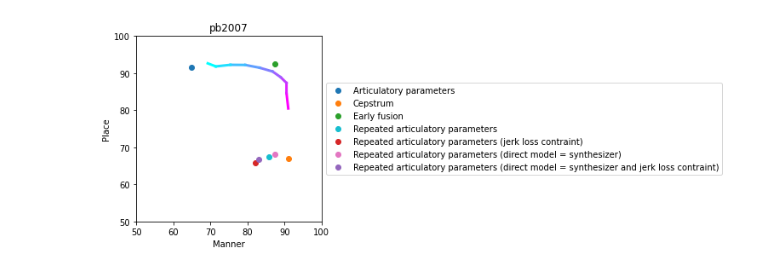
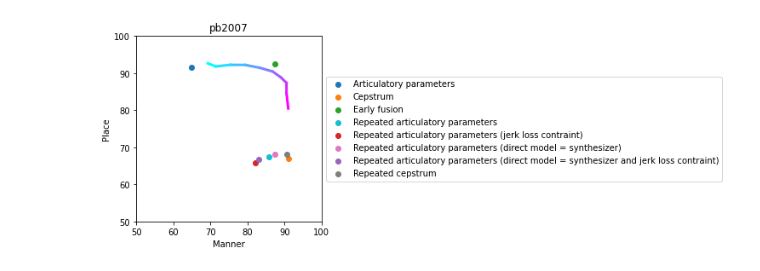
Before and after one commit to georgesma/agent, a Jupyter notebook: quantizer/visu_figures.ipynb, the cells around one changed output. Drawn from its saved outputs; the diff is of its cells as text; code cells hidden in the pictures.

Commit message:
quantizer trained on repeated cepstrum

```diff
--- a/quantizer/visu_figures.ipynb
+++ b/quantizer/visu_figures.ipynb
@@ -108,6 +108,8 @@ for late_fusion_dataset in LATE_FUSION_DATASETS:
 # %%
 distance_signature = abx_utils.get_distance_signature(QUANTIZER_ABX_DISTANCE)
 final_quantizers_scores = {}
+
+repeated_datasets = utils.read_yaml_file("repeated_datasets.yaml")
 
 for config_name, config in final_quantizers_config.items():
     config_scores = {
@@ -117,10 +119,16 @@ for config_name, config in final_quantizers_config.items():
     }
     dataset_name, modalities = config_name.split("-")
 
+    if modalities.startswith("repeated"):
+        repeated_type = "art"
+        if modalities.endswith("cepstrum"):
+            modalities = modalities[:-len("cepstrum")]
+            repeated_type = "cepstrum"
+
     for i_training in range(NB_TRAINING):
         if modalities.startswith("repeated"):
             repeated_name = repeated_datasets[dataset_name][modalities][i_training]
-            modality_name = "agent_art_%s" % repeated_name
+            modality_name = "agent_%s_%s" % (repeated_type, repeated_name)
             config["dataset"]["data_types"] = [modality_name]
 
         config["dataset"]["datasplit_seed"] = i_training
@@ -142,7 +150,7 @@ for config_name, config in final_quantizers_config.items():
     if not modalities.startswith("repeated"):
         config_modalities = ",".join(config["dataset"]["data_types"])
     else:
-        config_modalities = modalities
+        config_modalities = "%s %s" % (repeated_type, modalities)
     if config_datasets not in final_quantizers_scores:
         final_quantizers_scores[config_datasets] = {}
     final_quantizers_scores[config_datasets][config_modalities] = config_scores
@@ -152,19 +160,21 @@ colors = {
     "cepstrum": "tab:orange",
     "art_params": "tab:blue",
     "cepstrum,art_params": "tab:green",
-    "repeated": "tab:cyan",
-    "repeated_jerkloss": "tab:red",
-    "repeated_synthasdirect": "tab:pink",
-    "repeated_synthasdirect_jerkloss": "tab:purple",
+    "cepstrum repeated": "tab:grey",
+    "art repeated": "tab:cyan",
+    "art repeated_jerkloss": "tab:red",
+    "art repeated_synthasdirect": "tab:pink",
+    "art repeated_synthasdirect_jerkloss": "tab:purple",
 }
 labels = {
     "cepstrum": "Cepstrum",
     "art_params": "Articulatory parameters",
     "cepstrum,art_params": "Early fusion",
-    "repeated": "Repeated articulatory parameters",
-    "repeated_jerkloss": "Repeated articulatory parameters (jerk loss contraint)",
-    "repeated_synthasdirect": "Repeated articulatory parameters (direct model = synthesizer)",
-    "repeated_synthasdirect_jerkloss": "Repeated articulatory parameters (direct model = synthesizer and jerk loss contraint)",
+    "cepstrum repeated": "Repeated cepstrum",
+    "art repeated": "Repeated articulatory parameters",
+    "art repeated_jerkloss": "Repeated articulatory parameters (jerk loss contraint)",
+    "art repeated_synthasdirect": "Repeated articulatory parameters (direct model = synthesizer)",
+    "art repeated_synthasdirect_jerkloss": "Repeated articulatory parameters (direct model = synthesizer and jerk loss contraint)",
 }
 
 for late_fusion_dataset in LATE_FUSION_DATASETS:
@@ -209,34 +219,34 @@ for late_fusion_dataset in LATE_FUSION_DATASETS:
         weight_color = FUSION_COLORMAP(cmap_index)
 
         for i_training in range(NB_TRAINING):
             abx_distance[late_fusion_modality]["weight"] = late_fusion_weight
 
             distance_signature = abx_utils.get_distance_signature(abx_distance)
             cache_key = "%s-%s" % (abx_distance, i_training)
             abx_matrix = late_fusion_abx_matrices[cache_key]
             quantizer_groups_score = abx_utils.get_groups_score(consonants, abx_matrix, dataset.phones_infos["consonant_groups"])
             weight_scores["manner"].append(quantizer_groups_score["manner"])
             weight_scores["place"].append(quantizer_groups_score["place"])
             # ax.scatter(quantizer_groups_score["manner"], quantizer_groups_score["place"], color=weight_color, s=4)
 
         weight_score = {
             "manner": np.mean(weight_scores["manner"]),
             "place": np.mean(weight_scores["place"]),
         }
         weights_score.append(weight_score)
 
     for i_segment in range(LATE_FUSION_NB_STEPS-1):
         cmap_index = 1 - i_segment / (LATE_FUSION_NB_STEPS-2)
         segment_color = FUSION_COLORMAP(cmap_index)
 
         segment_start = weights_score[i_segment]
         segment_end = weights_score[i_segment+1]
         ax.plot((segment_start["manner"], segment_end["manner"]), (segment_start["place"], segment_end["place"]), color=segment_color, linewidth=3)
 
     ax.legend(loc='center left', bbox_to_anchor=(1, 0.5))
     plt.show()
 # %% [output]
-[figure, old version]
+[figure, new version]
 # %%
 FUSION_COLORMAP = colormaps["cool"]
 colors = {
```
Also changed, not shown: parts of 2 cells of this notebook, 6 other files.
